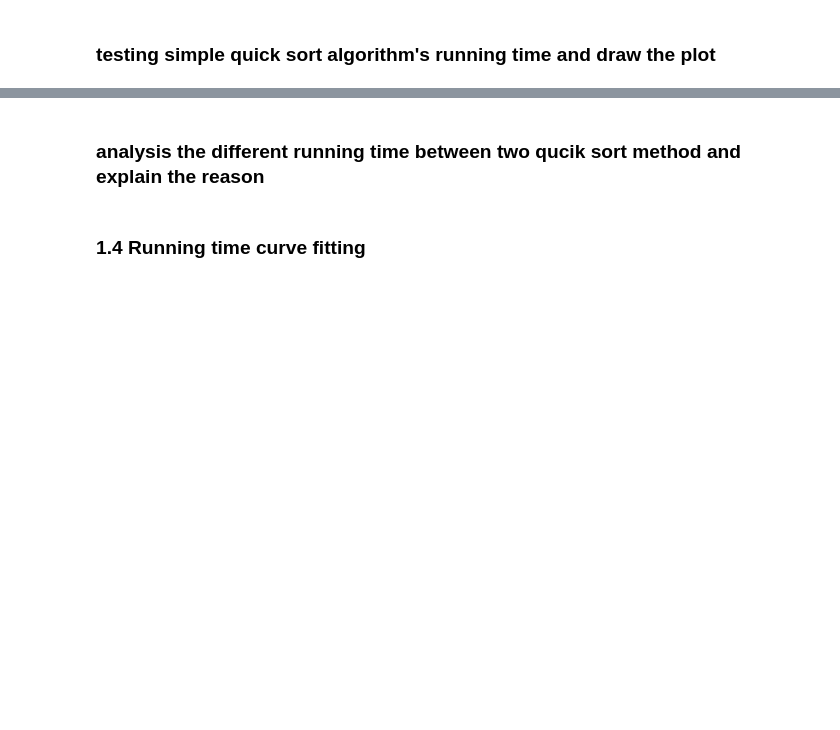
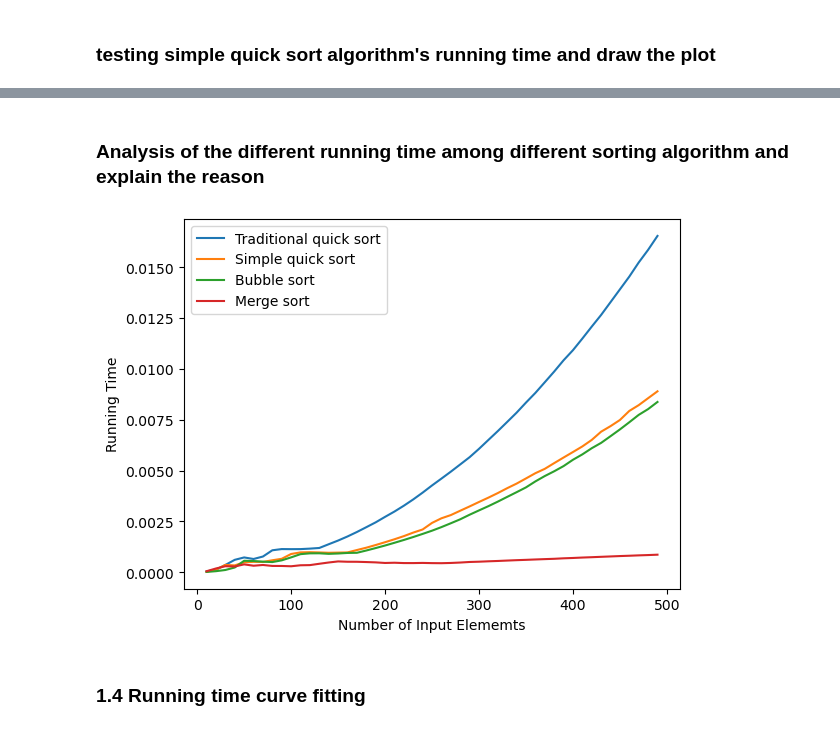
Before and after one commit to minhlynguyen/ucd-dsa-sorting-sp-mst, a Jupyter notebook: DS homework2_Alicia.ipynb, the cells around one changed output, grey strips where cells are left out. Cells and saved outputs as stored; diff of their text form; code cells hidden in the pictures; blank space fills up the shorter version.

```diff
--- a/DS homework2_Alicia.ipynb
+++ b/DS homework2_Alicia.ipynb
@@ -170,5 +227,17 @@ No artists with labels found to put in legend.  Note that artists whose label st
 # %% [markdown]
-### analysis the different running time between two qucik sort method and explain the reason
+### Analysis of the different running time among different sorting algorithm and explain the reason
+# %%
+fig, ax = plt.subplots()
+ax.plot(input_nums,quicksort_running_times, label="Traditional quick sort")
+ax.plot(input_nums,quicksort_simple_running_times, label="Simple quick sort")
+ax.plot(input_nums,bubblesort_running_times,label="Bubble sort")
+ax.plot(input_nums,mergesort_running_times,label="Merge sort")
+ax.legend()
+ax.set_xlabel('Number of Input Elememts')
+ax.set_ylabel('Running Time')
+plt.show()
+# %% [output]
+[figure, added]
 # %% [markdown]
 ### 1.4 Running time curve fitting
 # %%
```
Also changed, not shown: parts of 16 cells of this notebook.
